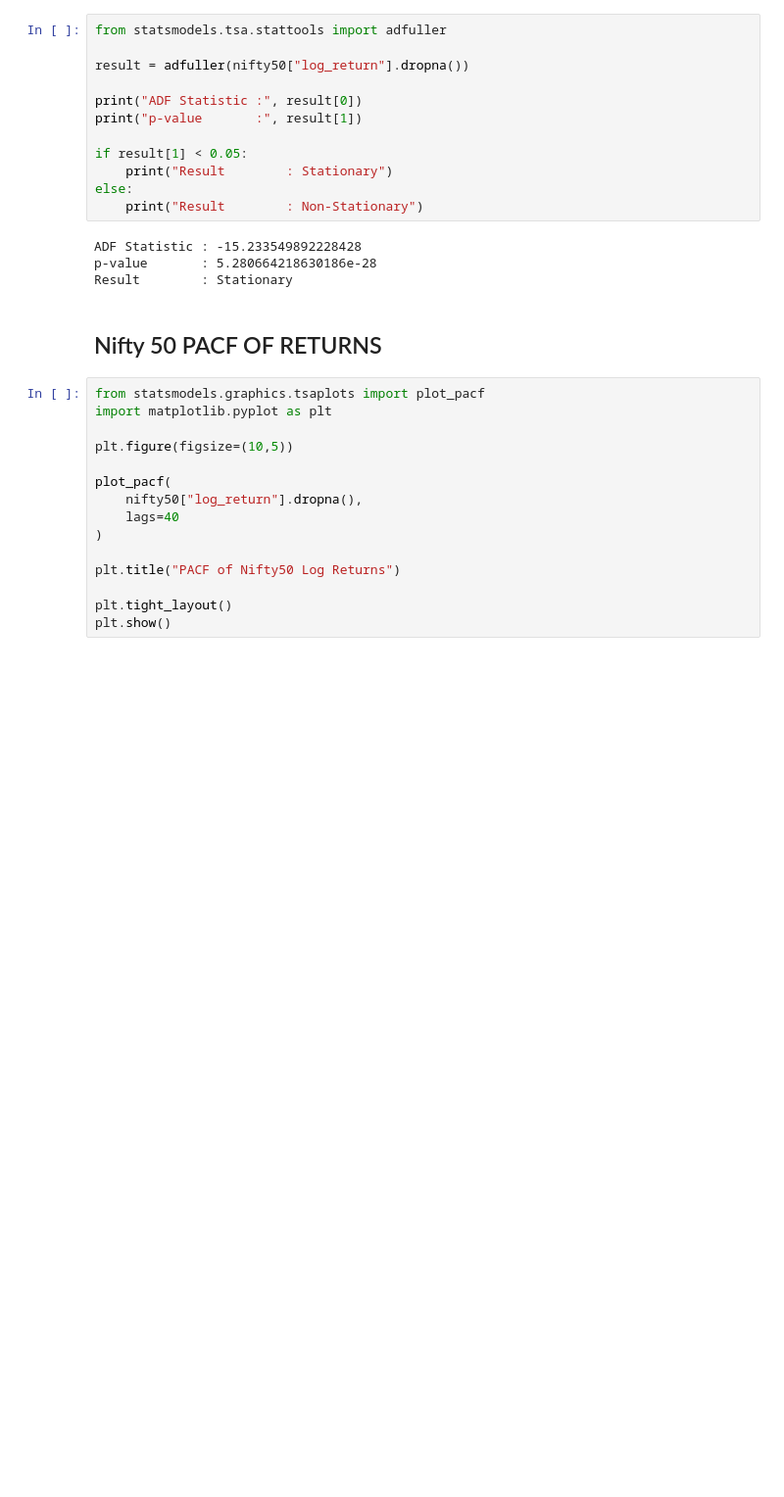
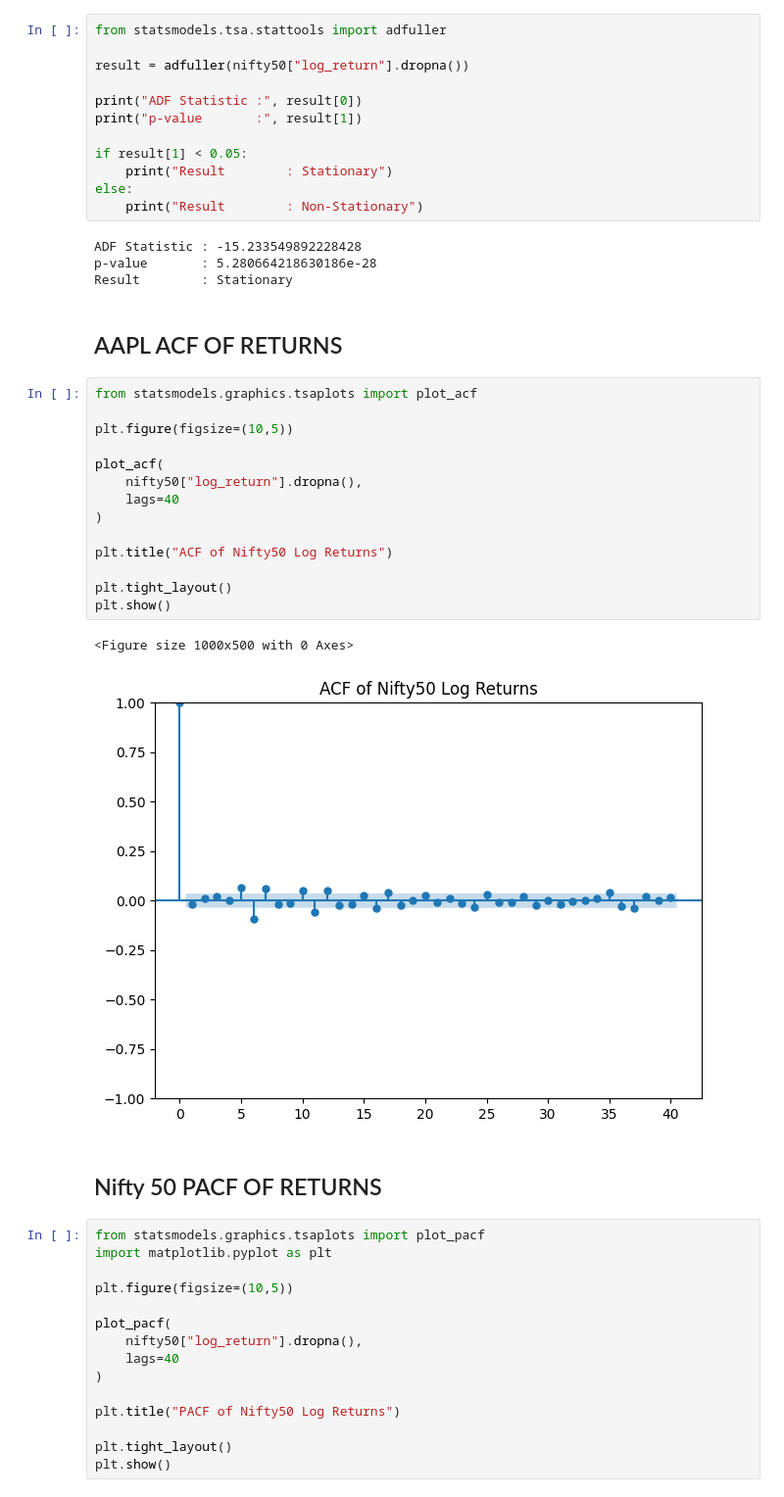
Before and after one commit to Naman21036/VolFlux, a Jupyter notebook: notebooks/eda_Nifty50.ipynb, the cells around one changed output. Shown at 98% size. Cells and saved outputs as stored; diff of their text form; blank space fills up the shorter version.

```diff
--- a/notebooks/eda_Nifty50.ipynb
+++ b/notebooks/eda_Nifty50.ipynb
@@ -64,6 +64,25 @@ else:
 ADF Statistic : -15.233549892228428
 p-value       : 5.280664218630186e-28
 Result        : Stationary
+# %% [markdown]
+## AAPL ACF OF RETURNS
+# %%
+from statsmodels.graphics.tsaplots import plot_acf
+
+plt.figure(figsize=(10,5))
+
+plot_acf(
+    nifty50["log_return"].dropna(),
+    lags=40
+)
+
+plt.title("ACF of Nifty50 Log Returns")
+
+plt.tight_layout()
+plt.show()
+# %% [output]
+<Figure size 1000x500 with 0 Axes>
+[figure, added]
 # %% [markdown]
 ## Nifty 50 PACF OF RETURNS
 # %%
```
Also changed, not shown: 1 other file.
